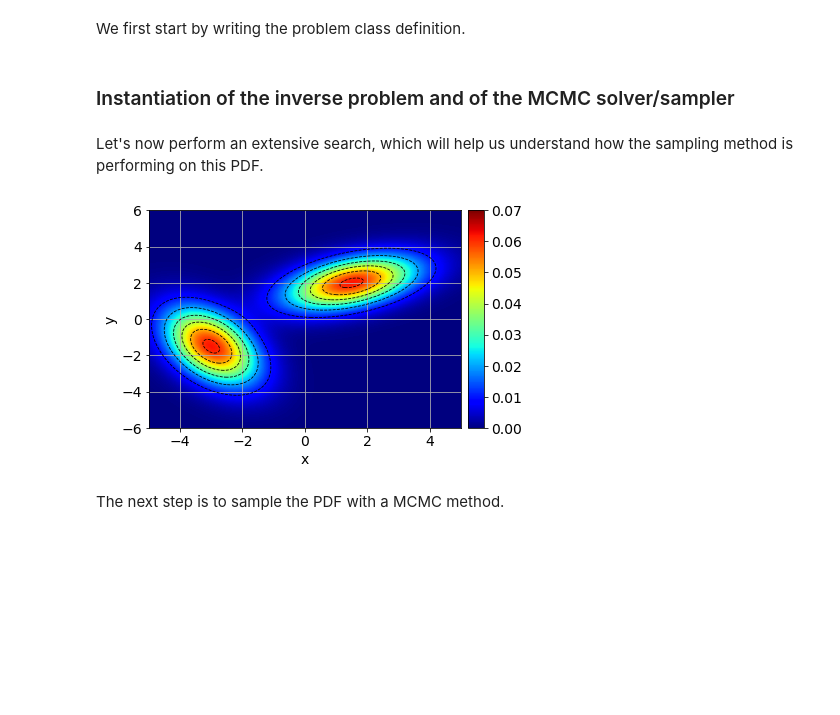
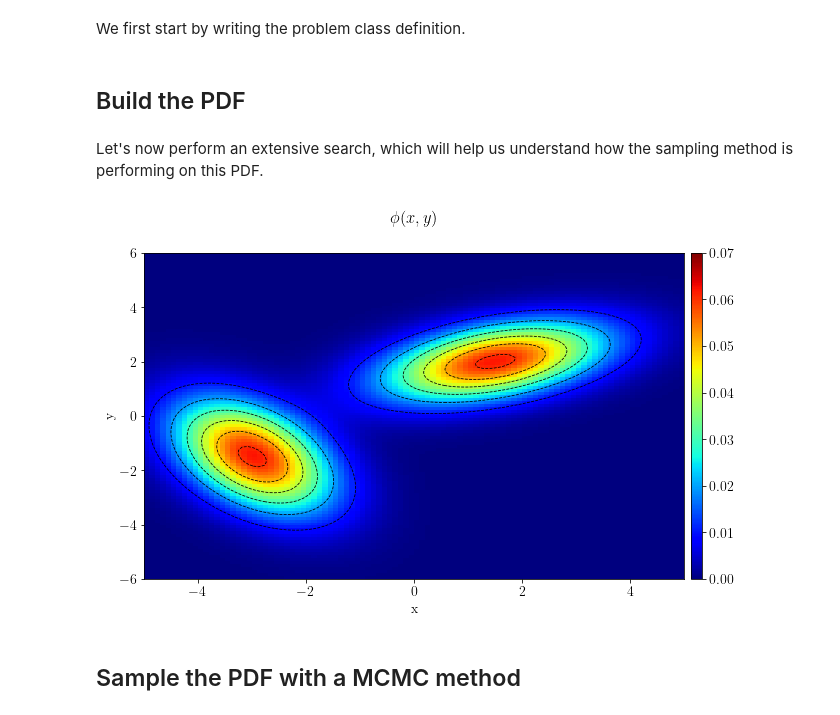
Before and after one commit to fpicetti/occamypy, a Jupyter notebook: tutorials/MCMC.ipynb, the cells around one changed output. Drawn from its saved outputs; the diff is of its cells as text; code cells hidden in the pictures; blank space fills up the shorter version.

```diff
--- a/tutorials/MCMC.ipynb
+++ b/tutorials/MCMC.ipynb
@@ -88,5 +88,5 @@ class multi_gauss_prblm(occamypy.Problem):
-# %% [markdown]
-### Instantiation of the inverse problem and of the MCMC solver/sampler
+# %% [markdown]
+## Build the PDF
 # %%
 mu1 = np.array([2.0, 1.5])
 mu2 = np.array([-1.5, -3.0])
@@ -97,38 +98,32 @@ pdf_gauss_prb = multi_gauss_prblm(mu1, mu2, sigma1, sigma2)
 Let's now perform an extensive search, which will help us understand how the sampling method is performing on this PDF.
 # %%
 #Computing the objective function for plotting
-x_samples = np.linspace(-5.,5.,1000)
-y_samples = np.linspace(-6.,6.,1100)
+xaxis = np.linspace(-5.,5.,100)
+yaxis = np.linspace(-6.,6.,110)
 
-pdf_gauss = occamypy.VectorNumpy((y_samples.size, x_samples.size)).zero()
-pdf_gaussNp = pdf_gauss.getNdArray()
+pdf = o.VectorNumpy((yaxis.size, xaxis.size))
+sample = o.VectorNumpy((2,))
 
-sample_point = occamypy.VectorNumpy(np.array((0.0,0.0)))
-sample_pointNp = sample_point.getNdArray()
-
-for iy, y_value in enumerate(y_samples):
-    for ix, x_value in enumerate(x_samples):
-        sample_point[0]  = y_value
-        sample_point[1]  = x_value
-        pdf_gauss[iy,ix] = pdf_gauss_prb.get_obj(sample_point)
+for iy, y in enumerate(yaxis):
+    for ix, x in enumerate(xaxis):
+        sample[:]  = y, x
+        pdf[iy,ix] = problem.get_obj(sample)
 # %%
 fig, ax = plt.subplots()
-im = plt.imshow(np.flip(pdf_gaussNp, axis=0), cmap='jet',
-                vmin=0.0, vmax=0.07, extent=[-5.,5.,-6.,6.0])
-plt.xlabel("x")
-plt.ylabel("y")
-plt.grid()
-cs = plt.contour(x_samples, y_samples, pdf_gaussNp,
+
+im = plt.imshow(np.flip(pdf.plot(), axis=0), clim=(0,.07), extent=[-5.,5.,-6.,6.0])
+
+ax.set_xlabel("x"), ax.set_ylabel("y")
+
+cs = plt.contour(xaxis, yaxis, pdf.plot(),
                  levels=[0.01,0.02,0.03,0.04,0.05,0.06],
-                 colors="black",
-                 linewidths=(0.8,),
-                 linestyles='--')
-divider = make_axes_locatable(ax)
-cax = divider.append_axes("right", size="5%", pad=0.1)
-plt.colorbar(im, cax=cax)
-ax.set_aspect('auto')
+                 colors="black", linewidths=(0.8,), linestyles='--')
+
+plt.colorbar(im, cax=make_axes_locatable(ax).append_axes("right", size="2%", pad=0.1))
+plt.suptitle(r"$\phi(x,y)$")
+plt.show()
 # %% [output]
-[figure, old version]
+[figure, new version]
 # %% [markdown]
-The next step is to sample the PDF with a MCMC method.
+## Sample the PDF with a MCMC method
 # %%
```
Also changed, not shown: parts of 6 cells of this notebook, 16 other files.
